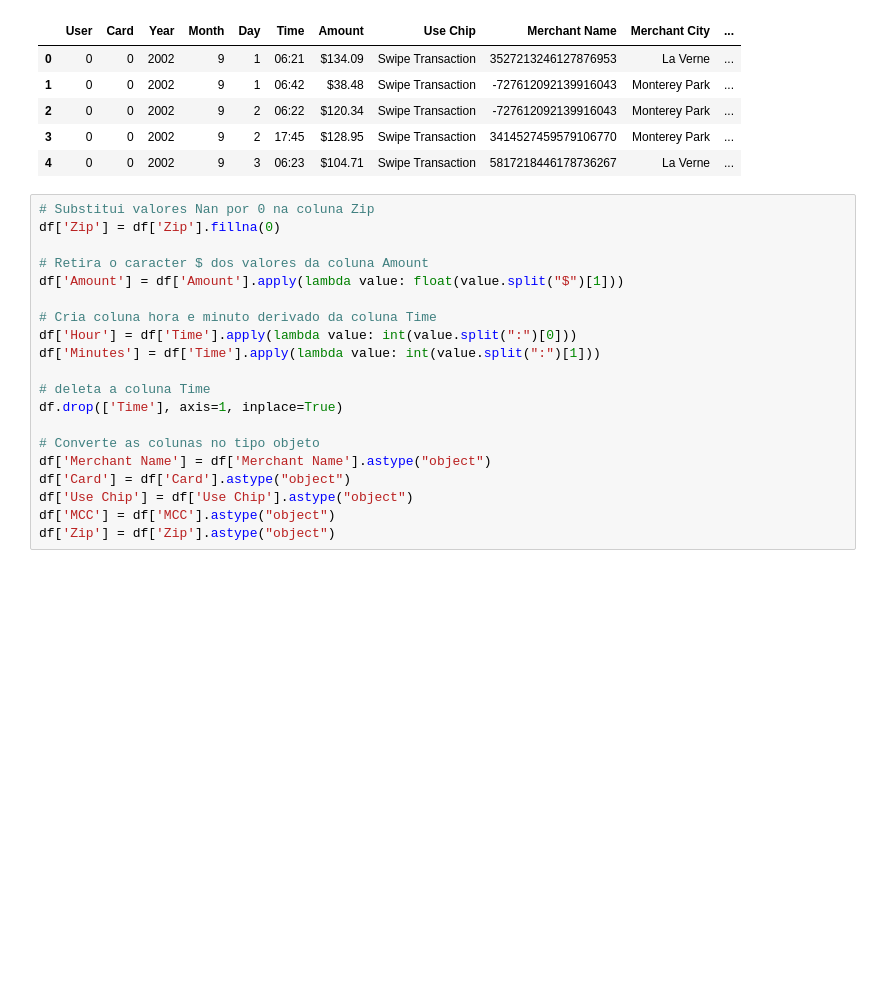
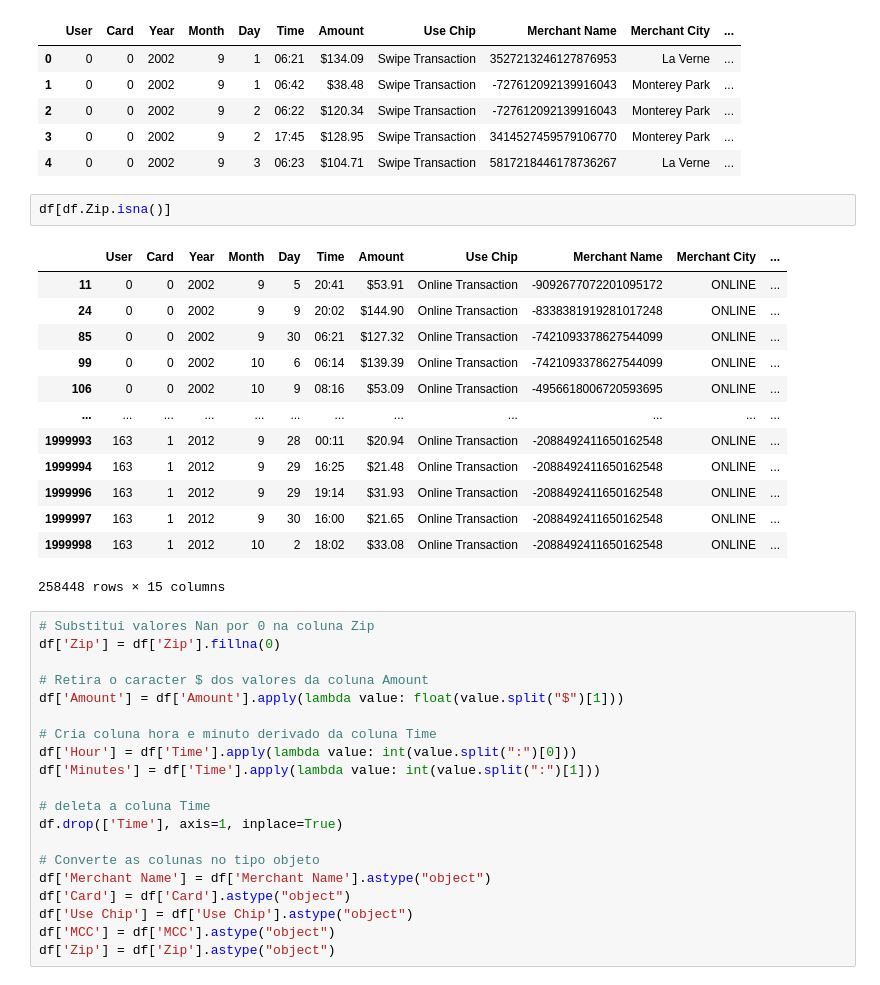
Before and after one commit to leandrofusco/Credit_Card_Transactions, a Jupyter notebook: notebook_inicio.ipynb, the cells around one changed output. Drawn from its saved outputs; the diff is of its cells as text; blank space fills up the shorter version.

```diff
--- a/notebook_inicio.ipynb
+++ b/notebook_inicio.ipynb
@@ -20,6 +23,22 @@ df.head()
 | 2 | 0 | 0 | 2002 | 9 | 2 | 06:22 | $120.34 | Swipe Transaction | -727612092139916043 | Monterey Park | ... |
 | 3 | 0 | 0 | 2002 | 9 | 2 | 17:45 | $128.95 | Swipe Transaction | 3414527459579106770 | Monterey Park | ... |
 | 4 | 0 | 0 | 2002 | 9 | 3 | 06:23 | $104.71 | Swipe Transaction | 5817218446178736267 | La Verne | ... |
+# %%
+df[df.Zip.isna()]
+# %% [output]
+|  | User | Card | Year | Month | Day | Time | Amount | Use Chip | Merchant Name | Merchant City | ... |
+| 11 | 0 | 0 | 2002 | 9 | 5 | 20:41 | $53.91 | Online Transaction | -9092677072201095172 | ONLINE | ... |
+| 24 | 0 | 0 | 2002 | 9 | 9 | 20:02 | $144.90 | Online Transaction | -8338381919281017248 | ONLINE | ... |
+| 85 | 0 | 0 | 2002 | 9 | 30 | 06:21 | $127.32 | Online Transaction | -7421093378627544099 | ONLINE | ... |
+| 99 | 0 | 0 | 2002 | 10 | 6 | 06:14 | $139.39 | Online Transaction | -7421093378627544099 | ONLINE | ... |
+| 106 | 0 | 0 | 2002 | 10 | 9 | 08:16 | $53.09 | Online Transaction | -4956618006720593695 | ONLINE | ... |
+| ... | ... | ... | ... | ... | ... | ... | ... | ... | ... | ... | ... |
+| 1999993 | 163 | 1 | 2012 | 9 | 28 | 00:11 | $20.94 | Online Transaction | -2088492411650162548 | ONLINE | ... |
+| 1999994 | 163 | 1 | 2012 | 9 | 29 | 16:25 | $21.48 | Online Transaction | -2088492411650162548 | ONLINE | ... |
+| 1999996 | 163 | 1 | 2012 | 9 | 29 | 19:14 | $31.93 | Online Transaction | -2088492411650162548 | ONLINE | ... |
+| 1999997 | 163 | 1 | 2012 | 9 | 30 | 16:00 | $21.65 | Online Transaction | -2088492411650162548 | ONLINE | ... |
+| 1999998 | 163 | 1 | 2012 | 10 | 2 | 18:02 | $33.08 | Online Transaction | -2088492411650162548 | ONLINE | ... |
+258448 rows × 15 columns
 # %%
 # Substitui valores Nan por 0 na coluna Zip
 df['Zip'] = df['Zip'].fillna(0)
```
Also changed, not shown: parts of 10 cells of this notebook.
